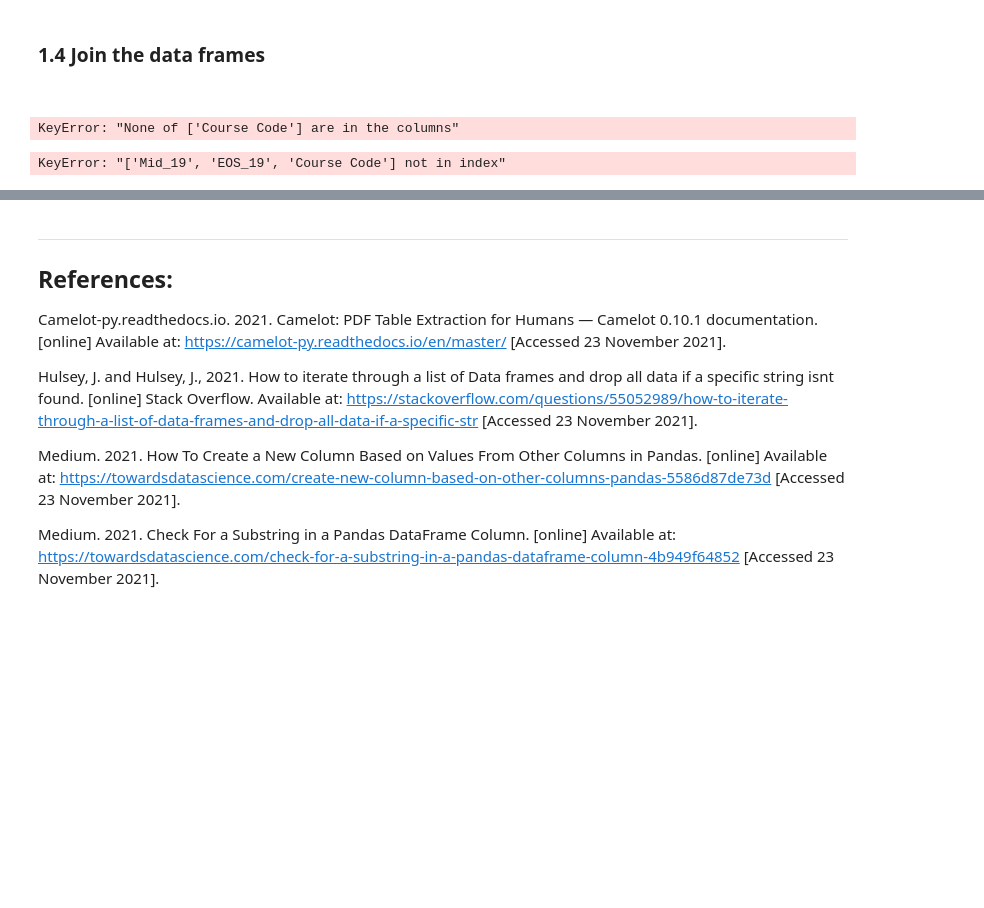
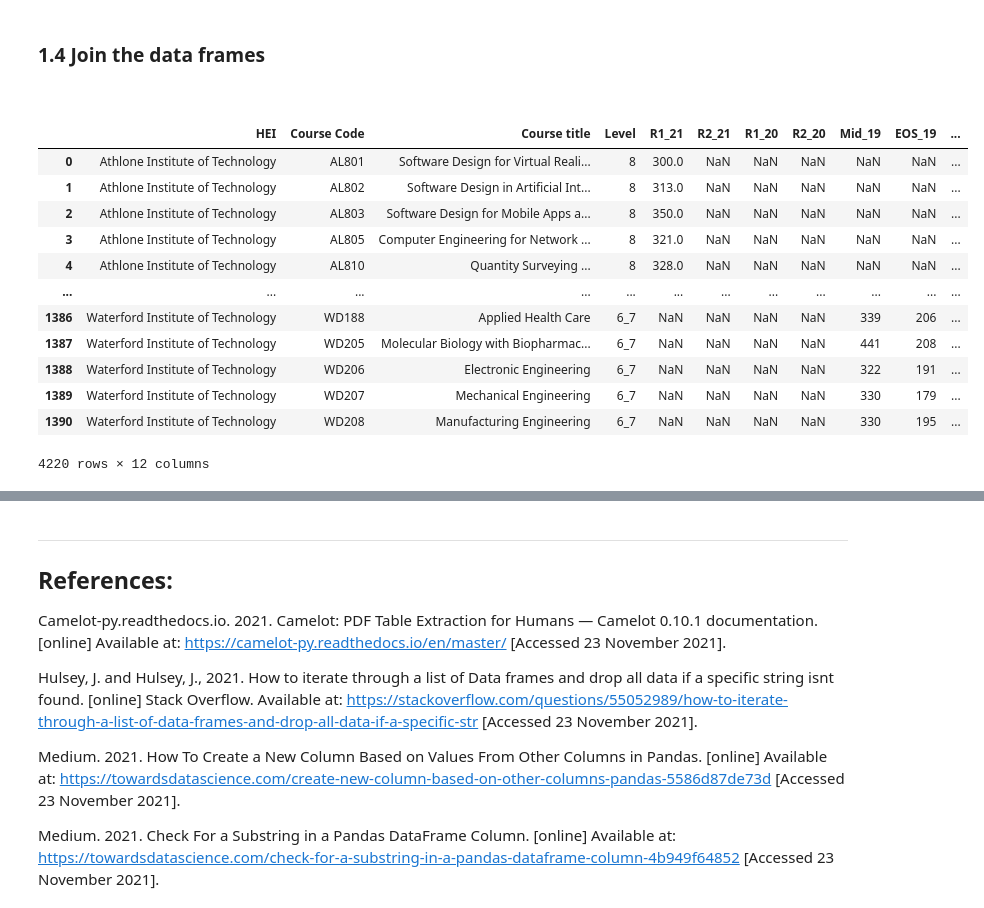
Before and after one commit to Jonish99/Fundamentals-of-Data-Analysis-Assessment, a Jupyter notebook: cao.ipynb, the cells around one changed output, grey strips where cells are left out. Cells and saved outputs as stored; diff of their text form; code cells hidden in the pictures; blank space fills up the shorter version.

Commit message:
(All data, in data frame. One statistic, mean R1_21

```diff
--- a/cao.ipynb
+++ b/cao.ipynb
@@ -403,7 +408,7 @@ def read2019Tables(level):
     # The file path for the url and csv/pdf saved file.
     url_path='http://www2.cao.ie/points/lvl'+level+'_19.pdf'
     csv_path = 'data/cao2019_L'+level+'_csv_' + nowstr + '.csv'
-    pdf_path = 'data/cao2019_L'+level+'_' + nowstr + '.csv'
+    pdf_path = 'data/cao2019_L'+level+'_' + nowstr + '.pdf'
 
     #get the pdf and back it up
     urlrq.urlretrieve(url_path,pdf_path)
@@ -611,26 +553,40 @@ all_Courses
 ### 1.4 Join the data frames
 <br>
 # %%
-#print(df2020)
+#debug
+all_Courses = pd.DataFrame()
+dfs=[df2021,df2020,df2019]#(found, Hulsey and Hulsey, 2021)
+all_Courses=pd.concat(dfs)
+#print(all_Courses)
+#drop year column as datacolumns now suffixed with year for points etc.
+#maybe change this and repeat year in rows?
+#all_Courses=all_Courses.drop(['Year'],axis=1)
+#clean date, remove duplicates on course code
+#
+#all_Courses.drop_duplicates(subset=['Course Code'],inplace=True,ignore_index=True)
+#print(all_Courses)
+all_Courses.to_csv('data/wholething.csv')
+#all_sh_Courses.to_csv('data/wholething.csv')
+#display (all_Courses.loc[all_Courses['Course Code']=='AL801'])
+#all_Courses.iloc[1538]
-# %%
-#Set course code as index - default column to join frame on, makes the code much cleaner.
-df2019.set_index('Course Code',inplace=True)
-df2020.set_index('Course Code',inplace=True)
-df2021.set_index('Course Code',inplace=True)
-all_Courses.set_index('Course Code',inplace=True)
-
-all_Courses=all_Courses.join(df2021[['R1_21','Rn1_21','Po1_21','AQA1_21','R2_21','Rn2_21','Po2_21','AQA2_21']])
-all_Courses=all_Courses.join(df2020[['R1_20','Rn_1_20','Po_1_20','AQA1_20','R2_20','Rn2_20','Po2_20','AQA2_20','EOS_20','Mid_20' ]])
-all_Courses=all_Courses.join(df2019[['Rn1_19','Po1_19','AQA1_19','EOS_19','Mid_19']])
-all_Courses
-# %% [output]
-KeyError: "None of ['Course Code'] are in the columns"
 # %%
-all_Courses_usefulCols=all_Courses[['Course Code','Course title' ,'Level','R1_21','R2_21','R1_20','R2_20','Mid_19','EOS_19','Mid_20','EOS_20']]
+all_Courses_Cols1=all_Courses[['HEI','Course Code','Course title' ,'Level','R1_21','R2_21','R1_20','R2_20','Mid_19','EOS_19','Mid_20','EOS_20']]
-# %% [output]
-KeyError: "['Mid_19', 'EOS_19', 'Course Code'] not in index"
 # %%
-all_Courses_usefulCols
+all_Courses_Cols1
+# %% [output]
+|  | HEI | Course Code | Course title | Level | R1_21 | R2_21 | R1_20 | R2_20 | Mid_19 | EOS_19 | ... |
+| 0 | Athlone Institute of Technology | AL801 | Software Design for Virtual Reali... | 8 | 300.0 | NaN | NaN | NaN | NaN | NaN | ... |
+| 1 | Athlone Institute of Technology | AL802 | Software Design in Artificial Int... | 8 | 313.0 | NaN | NaN | NaN | NaN | NaN | ... |
+| 2 | Athlone Institute of Technology | AL803 | Software Design for Mobile Apps a... | 8 | 350.0 | NaN | NaN | NaN | NaN | NaN | ... |
+| 3 | Athlone Institute of Technology | AL805 | Computer Engineering for Network ... | 8 | 321.0 | NaN | NaN | NaN | NaN | NaN | ... |
+| 4 | Athlone Institute of Technology | AL810 | Quantity Surveying ... | 8 | 328.0 | NaN | NaN | NaN | NaN | NaN | ... |
+| ... | ... | ... | ... | ... | ... | ... | ... | ... | ... | ... | ... |
+| 1386 | Waterford Institute of Technology | WD188 | Applied Health Care | 6_7 | NaN | NaN | NaN | NaN | 339 | 206 | ... |
+| 1387 | Waterford Institute of Technology | WD205 | Molecular Biology with Biopharmac... | 6_7 | NaN | NaN | NaN | NaN | 441 | 208 | ... |
+| 1388 | Waterford Institute of Technology | WD206 | Electronic Engineering | 6_7 | NaN | NaN | NaN | NaN | 322 | 191 | ... |
+| 1389 | Waterford Institute of Technology | WD207 | Mechanical Engineering | 6_7 | NaN | NaN | NaN | NaN | 330 | 179 | ... |
+| 1390 | Waterford Institute of Technology | WD208 | Manufacturing Engineering | 6_7 | NaN | NaN | NaN | NaN | 330 | 195 | ... |
+4220 rows × 12 columns
 # %%
 #all_Courses_usefulCols['R2_21']=all_Courses_usefulCols['R2_21'].fillna(0)
 
```
Also changed, not shown: parts of 11 cells of this notebook.
